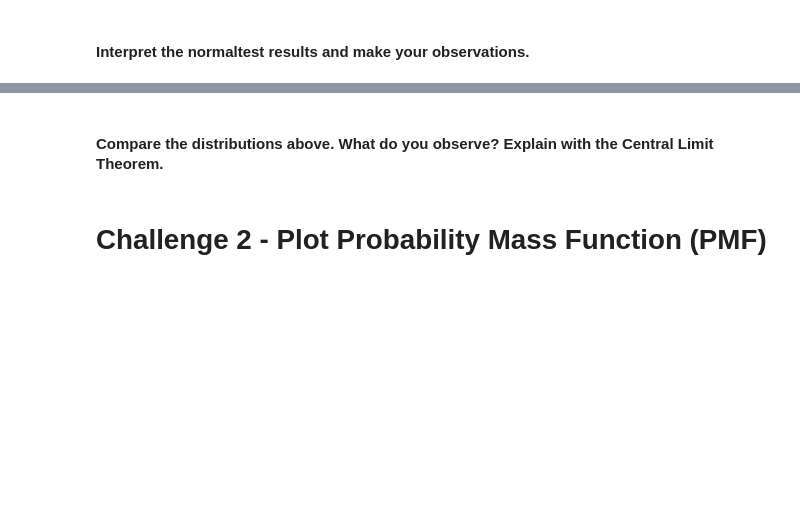
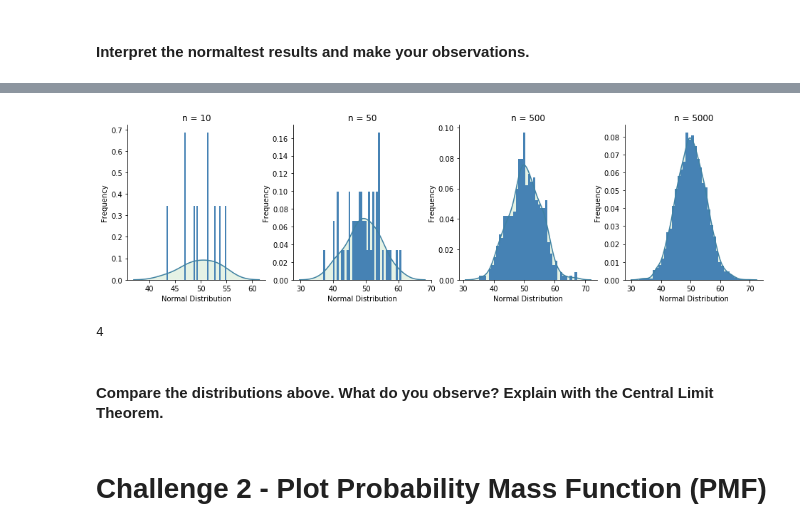
Before and after one commit to ironhack-datalabs/datamad0120, a Jupyter notebook: module-2/lab-probability-distribution/your_code/main.ipynb, the cells around one changed output, grey strips where cells are left out. Saved outputs shown, nothing was run; the diff lists cells and outputs as text; code cells hidden in the pictures; blank space fills up the shorter version.

```diff
--- a/module-2/lab-probability-distribution/your_code/main.ipynb
+++ b/module-2/lab-probability-distribution/your_code/main.ipynb
@@ -36,2 +92,41 @@ Use matplotlib subplots to plot a histogram of each sample.
+# %%
+# Your code here
+
+mean=50
+standard_deviation=5
+sample_size=[10, 50, 500, 5000]
+
+data=[]
+
+# Para pintar el plot y los subplots
+f, axes = plt.subplots(nrows=1, ncols=len(sample_size), figsize=(16, 4))
+
+#Elimina los frames de las gráficas
+sns.despine(right=True) #Left=True
+
+#Representamos los 4 sample_sizes
+for ind,elem in enumerate(sample_size):
+
+    #Definimos la normal que se va a representar.
+    data_normal = norm.rvs(size=elem,loc=mean,scale=standard_deviation)
+    data.append(data_normal)
+
+    #Selecciona el eje (ind)
+    plt.sca(axes[ind])
+    plt.title(f'n = {elem}')
+    ax = sns.distplot(data_normal,
+                      bins=40,
+                      color='steelblue',
+                      hist_kws={"linewidth": 20,'alpha':1})
+    #Para pintar la sombra.
+    ax = sns.kdeplot(data_normal,color="g",shade=True, alpha=0.1)
+    ax.set(xlabel='Normal Distribution', ylabel='Frequency')
+# %% [output]
+[figure, added]
+# %%
+#En data hemos guardado las distribuiciones normales de n=10,50,500,5000
+print(len(data))
+# %% [output]
+4
 # %% [markdown]
 #### Compare the distributions above. What do you observe? Explain with the Central Limit Theorem.
```
Also changed, not shown: parts of 30 cells of this notebook.
